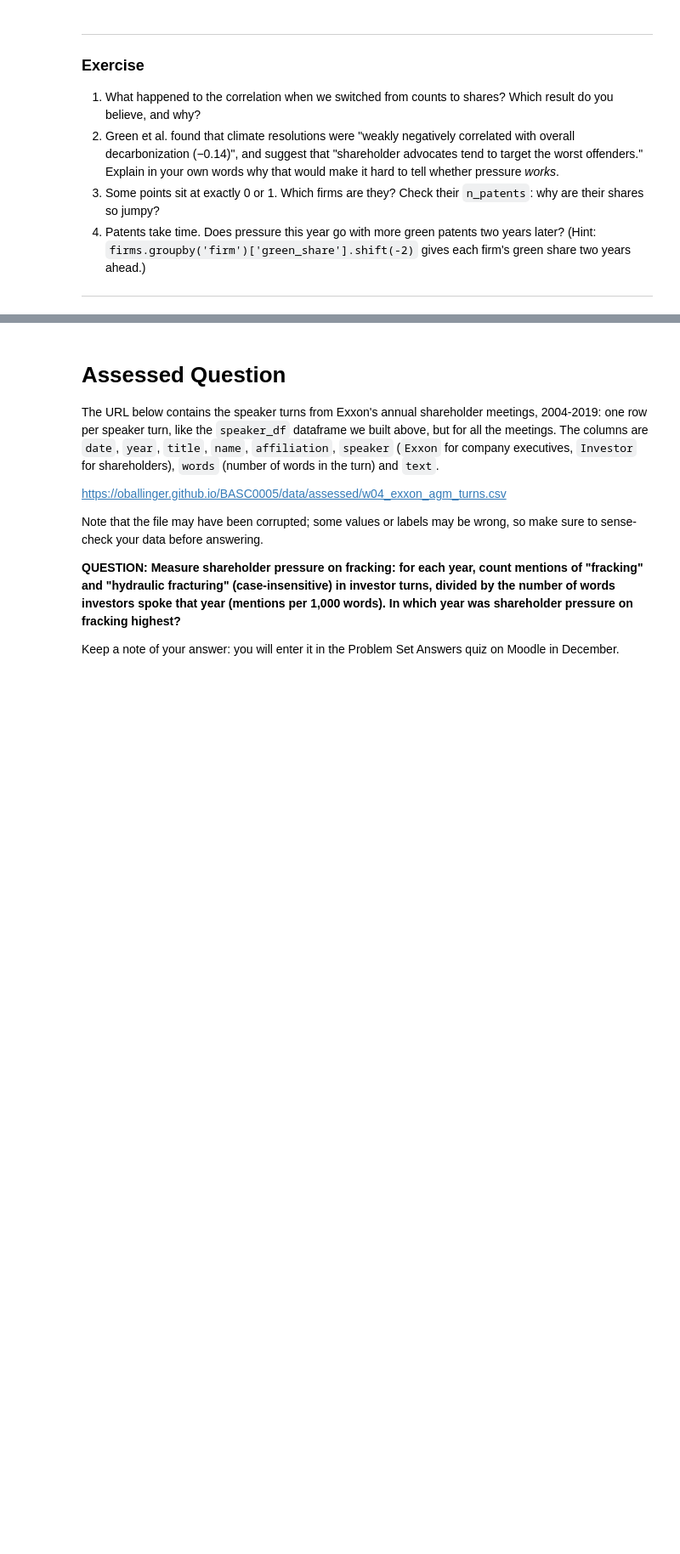
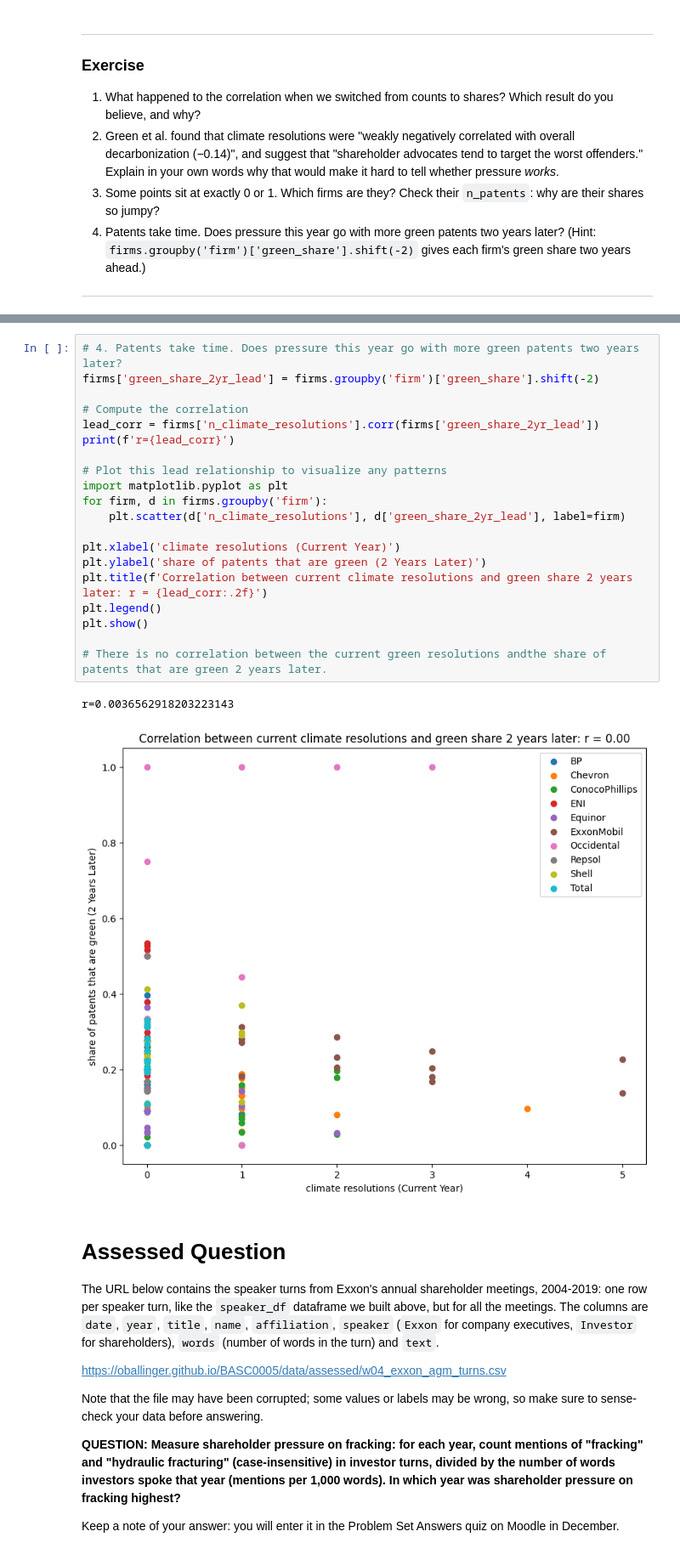
Before and after one commit to AlexiaNabok28/QM2, a Jupyter notebook: notebooks/W04. Natural Language Processing.ipynb, the cells around one changed output, grey strips where cells are left out. Shown at 85% size. Drawn from its saved outputs; the diff is of its cells as text; blank space fills up the shorter version.

```diff
--- a/notebooks/W04. Natural Language Processing.ipynb
+++ b/notebooks/W04. Natural Language Processing.ipynb
@@ -776,3 +914,26 @@ plt.show()
+# %%
+# 4. Patents take time. Does pressure this year go with more green patents two years later?
+firms['green_share_2yr_lead'] = firms.groupby('firm')['green_share'].shift(-2)
+
+# Compute the correlation
+lead_corr = firms['n_climate_resolutions'].corr(firms['green_share_2yr_lead'])
+print(f'r={lead_corr}')
+
+# Plot this lead relationship to visualize any patterns
+import matplotlib.pyplot as plt
+for firm, d in firms.groupby('firm'):
+    plt.scatter(d['n_climate_resolutions'], d['green_share_2yr_lead'], label=firm)
+
+plt.xlabel('climate resolutions (Current Year)')
+plt.ylabel('share of patents that are green (2 Years Later)')
+plt.title(f'Correlation between current climate resolutions and green share 2 years later: r = {lead_corr:.2f}')
+plt.legend()
+plt.show()
+
+# There is no correlation between the current green resolutions andthe share of patents that are green 2 years later.
+# %% [output]
+r=0.0036562918203223143
+[figure, added]
 # %% [markdown]
 # Assessed Question
 
```
Also changed, not shown: parts of 16 cells of this notebook.
